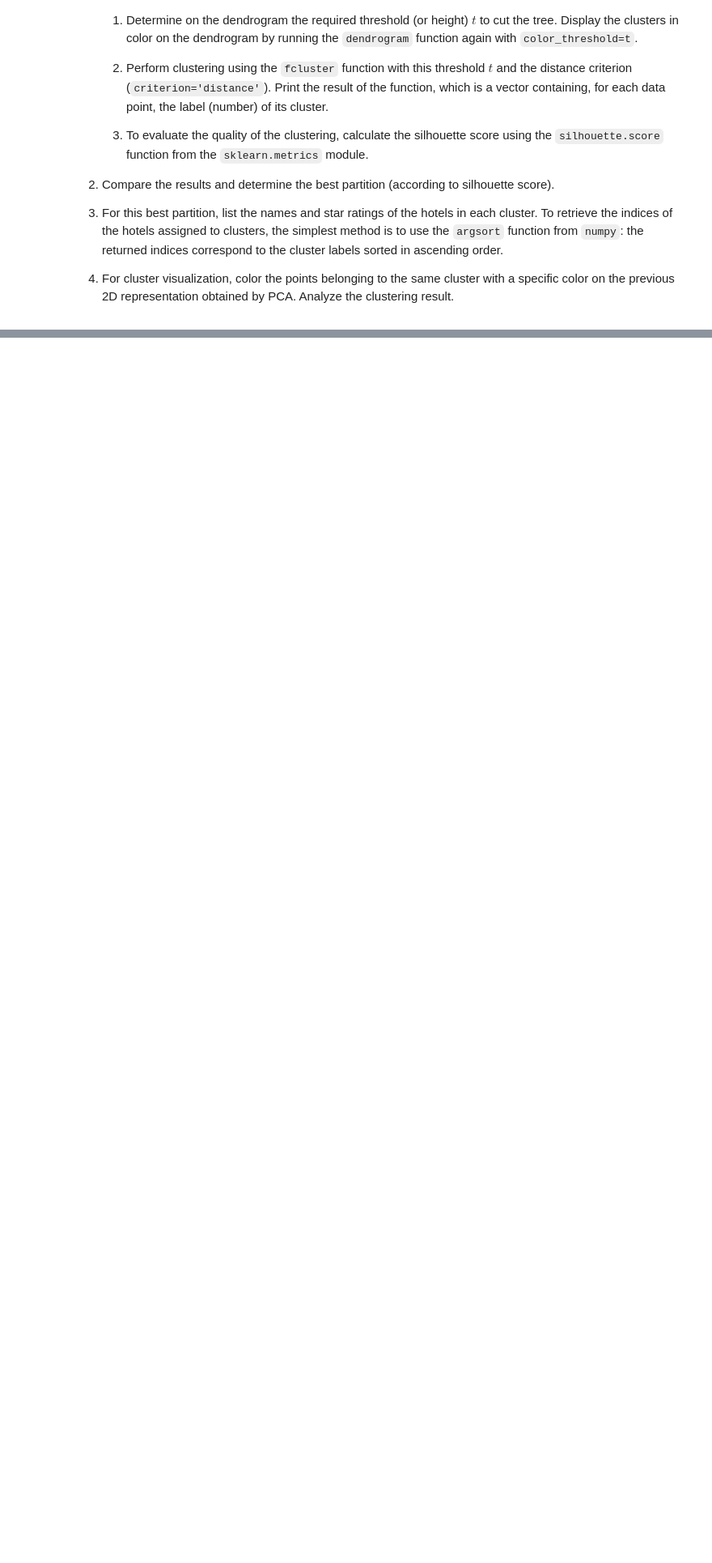
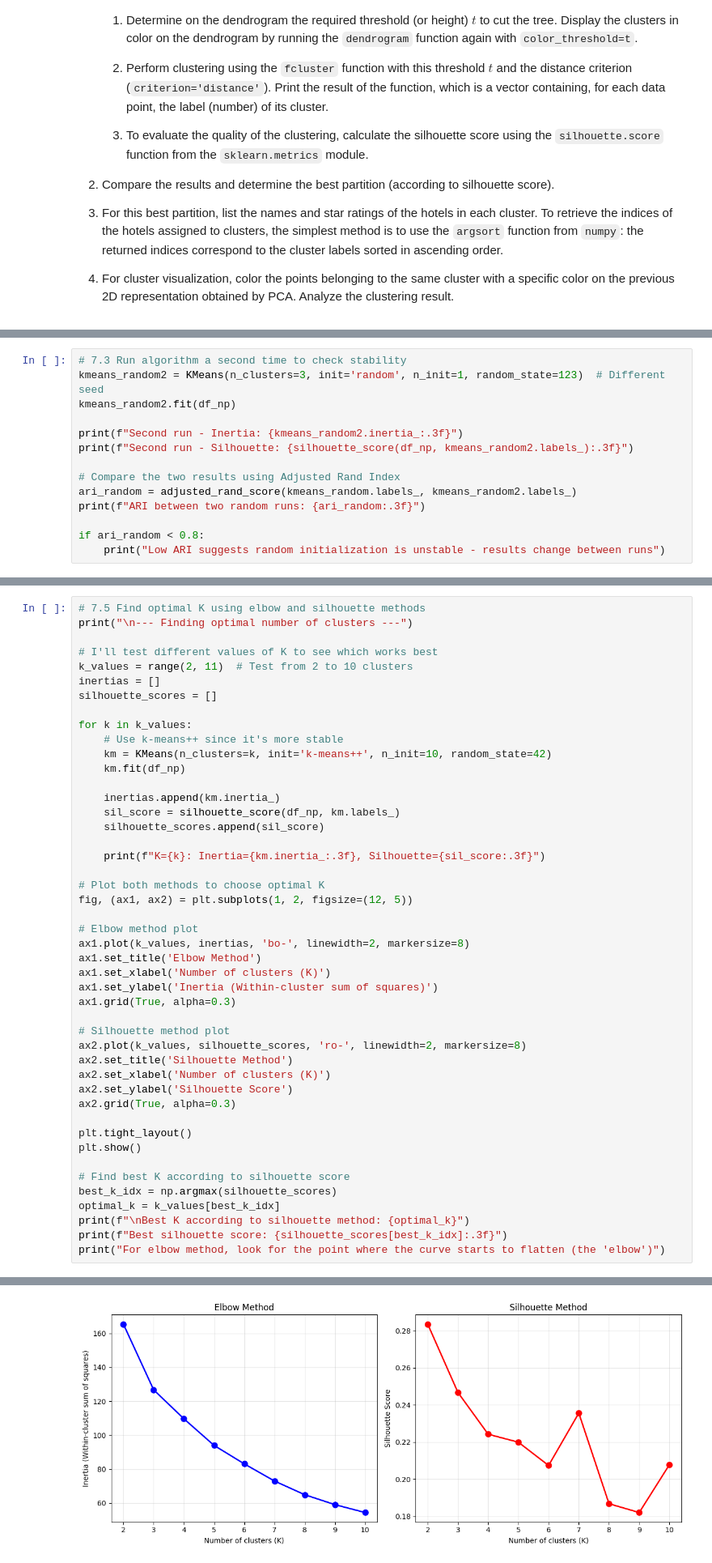
Before and after one commit to jmvilla12/apprentissage-non-supervise, a Jupyter notebook: TP2/TP_clustering_template.ipynb, the cells around one changed output, grey strips where cells are left out. Shown at 81% size. Saved outputs shown, nothing was run; the diff lists cells and outputs as text; blank space fills up the shorter version.

```diff
--- a/TP2/TP_clustering_template.ipynb
+++ b/TP2/TP_clustering_template.ipynb
@@ -252,0 +395,14 @@ Answer: In my concept the average and ward methods produce clearer and more bala
+# %%
+# 7.3 Run algorithm a second time to check stability
+kmeans_random2 = KMeans(n_clusters=3, init='random', n_init=1, random_state=123)  # Different seed
+kmeans_random2.fit(df_np)
+
+print(f"Second run - Inertia: {kmeans_random2.inertia_:.3f}")
+print(f"Second run - Silhouette: {silhouette_score(df_np, kmeans_random2.labels_):.3f}")
+
+# Compare the two results using Adjusted Rand Index
+ari_random = adjusted_rand_score(kmeans_random.labels_, kmeans_random2.labels_)
+print(f"ARI between two random runs: {ari_random:.3f}")
+
+if ari_random < 0.8:
+    print("Low ARI suggests random initialization is unstable - results change between runs")
@@ -252,0 +444,47 @@ Answer: In my concept the average and ward methods produce clearer and more bala
+# %%
+# 7.5 Find optimal K using elbow and silhouette methods
+print("\n--- Finding optimal number of clusters ---")
+
+# I'll test different values of K to see which works best
+k_values = range(2, 11)  # Test from 2 to 10 clusters
+inertias = []
+silhouette_scores = []
+
+for k in k_values:
+    # Use k-means++ since it's more stable
+    km = KMeans(n_clusters=k, init='k-means++', n_init=10, random_state=42)
+    km.fit(df_np)
+
+    inertias.append(km.inertia_)
+    sil_score = silhouette_score(df_np, km.labels_)
+    silhouette_scores.append(sil_score)
+
+    print(f"K={k}: Inertia={km.inertia_:.3f}, Silhouette={sil_score:.3f}")
+
+# Plot both methods to choose optimal K
+fig, (ax1, ax2) = plt.subplots(1, 2, figsize=(12, 5))
+
+# Elbow method plot
+ax1.plot(k_values, inertias, 'bo-', linewidth=2, markersize=8)
+ax1.set_title('Elbow Method')
+ax1.set_xlabel('Number of clusters (K)')
+ax1.set_ylabel('Inertia (Within-cluster sum of squares)')
+ax1.grid(True, alpha=0.3)
+
+# Silhouette method plot
+ax2.plot(k_values, silhouette_scores, 'ro-', linewidth=2, markersize=8)
+ax2.set_title('Silhouette Method')
+ax2.set_xlabel('Number of clusters (K)')
+ax2.set_ylabel('Silhouette Score')
+ax2.grid(True, alpha=0.3)
+
+plt.tight_layout()
+plt.show()
+
+# Find best K according to silhouette score
+best_k_idx = np.argmax(silhouette_scores)
+optimal_k = k_values[best_k_idx]
+print(f"\nBest K according to silhouette method: {optimal_k}")
+print(f"Best silhouette score: {silhouette_scores[best_k_idx]:.3f}")
+print("For elbow method, look for the point where the curve starts to flatten (the 'elbow')")
+# %% [output]
@@ -252,0 +503 @@ Answer: In my concept the average and ward methods produce clearer and more bala
+[figure, added]
```
Also changed, not shown: parts of 10 cells of this notebook.
